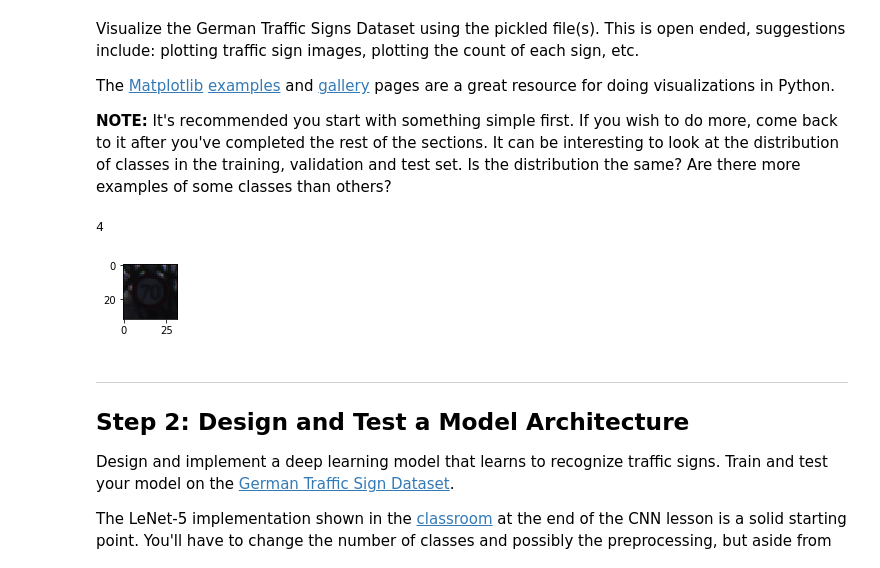
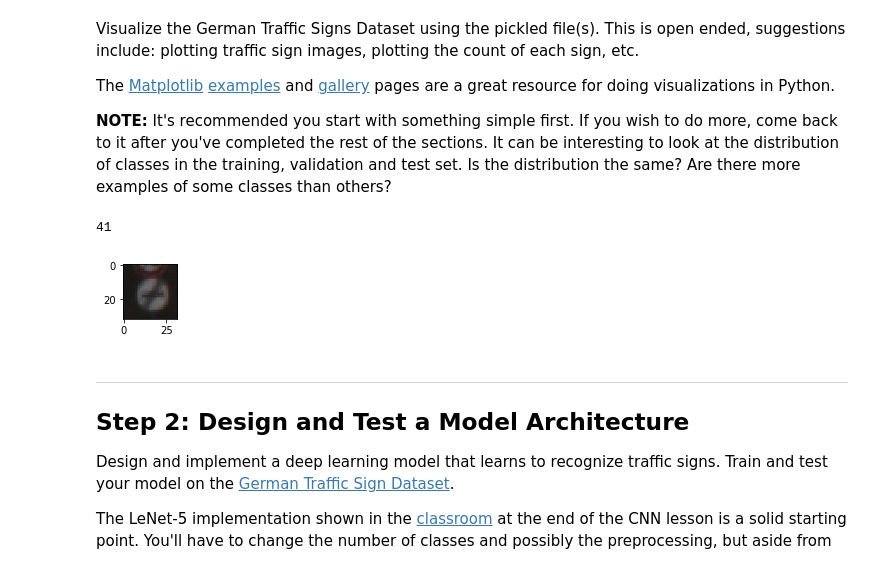
Before and after one commit to lelordoftech/Udacity, a Jupyter notebook: CarND-Traffic-Sign-Classifier-Project/Traffic_Sign_Classifier.ipynb, the cells around one changed output. Saved outputs shown, nothing was run; the diff lists cells and outputs as text; code cells hidden in the pictures.

```diff
--- a/CarND-Traffic-Sign-Classifier-Project/Traffic_Sign_Classifier.ipynb
+++ b/CarND-Traffic-Sign-Classifier-Project/Traffic_Sign_Classifier.ipynb
@@ -95,20 +95,21 @@ The [Matplotlib](http://matplotlib.org/) [examples](http://matplotlib.org/exampl
 # %%
 ### Data exploration visualization code goes here.
 ### Feel free to use as many code cells as needed.
 import matplotlib.pyplot as plt
 import random
 # Visualizations will be shown in the notebook.
 %matplotlib inline
 
-index = random.randint(0, len(X_train_in))
+#index = random.randint(0, len(X_train_in))
+index = 0
 image = X_train_in[index].squeeze()
 
 plt.figure(figsize=(1,1))
 plt.imshow(image)
 print(y_train[index])
 # %% [output]
-4
+41
-[figure, old version]
+[figure, new version]
 # %% [markdown]
 ----
 
```
Also changed, not shown: parts of 24 cells of this notebook, 7 other files.
